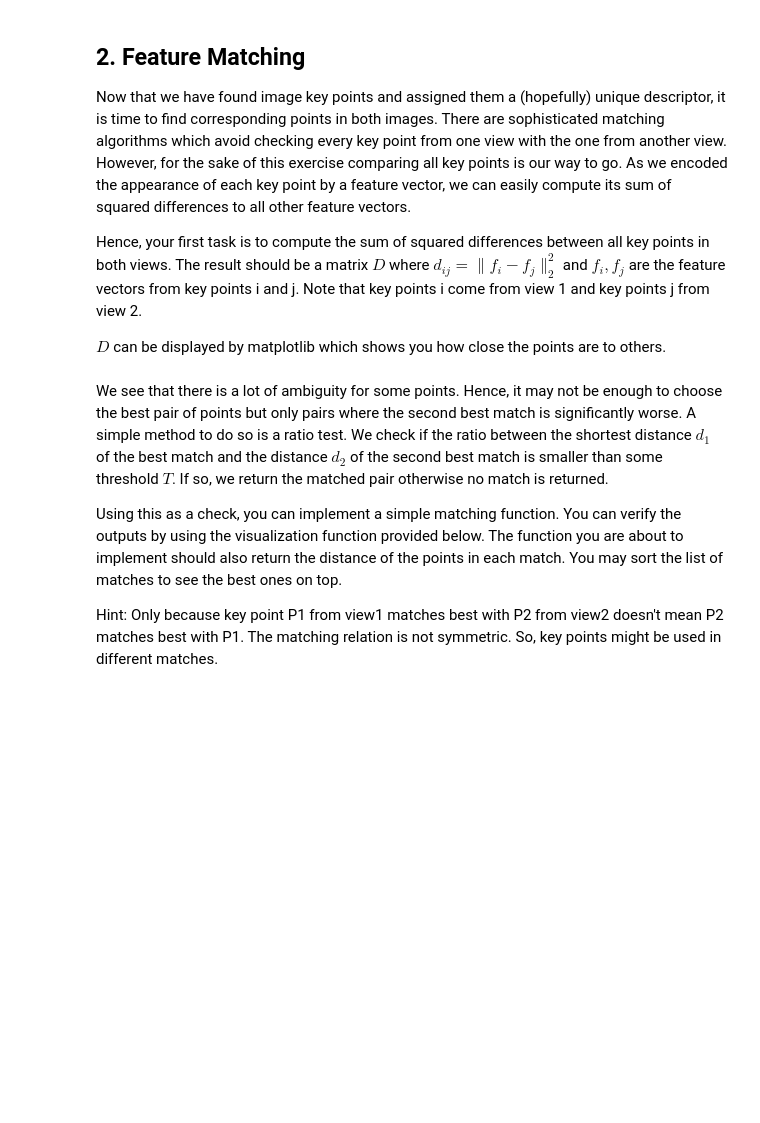
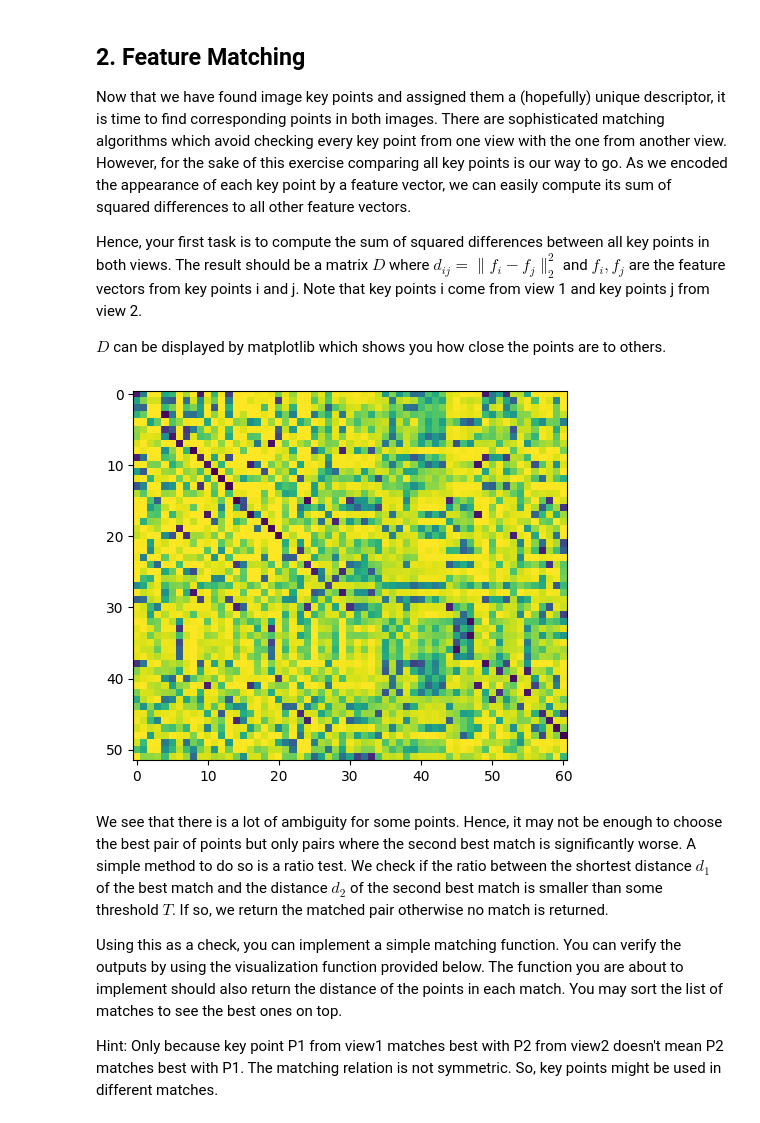
Before and after one commit to Chleb0/3dcv-students-sebsari, a Jupyter notebook: 4.0-tl-feature-matching.ipynb, the cells around one changed output. Drawn from its saved outputs; the diff is of its cells as text; code cells hidden in the pictures; blank space fills up the shorter version.

```diff
--- a/4.0-tl-feature-matching.ipynb
+++ b/4.0-tl-feature-matching.ipynb
@@ -353,6 +353,9 @@ def get_gradient_orientations(grad_patches_x: npt.ArrayLike, grad_patches_y: npt
     :param grad_patches_y: gradient patch in y direction [number of keypoints, patch_size, patch_size]
     :return array with the gradient orientations [number of keypoints, patch_size, patch_size]
     """
+
+    orientation = np.degrees(np.arctan2(grad_patches_y, grad_patches_x))
+    return orientation
     # TODO: implement it
 
 def get_gradient_magnitudes(grad_patches_x: npt.ArrayLike, grad_patches_y: npt.ArrayLike) -> np.ndarray:
@@ -362,6 +365,12 @@ def get_gradient_magnitudes(grad_patches_x: npt.ArrayLike, grad_patches_y: npt.A
     :param grad_patches_y: gradient patch in y direction [number of keypoints, patch_size, patch_size]
     :return array with the gradient magnitudes [number of keypoints, patch_size, patch_size]
     """
+
+    grad_patches_x = np.asarray(grad_patches_x, dtype=float)
+    grad_patches_y = np.asarray(grad_patches_y, dtype=float)
+
+    mag = np.sqrt(grad_patches_x * grad_patches_x + grad_patches_y * grad_patches_y)
+    return mag
     # TODO: implement it
 
 def add_magnitude_weighting(magnitudes: npt.ArrayLike, patch_size: int):
@@ -371,7 +380,9 @@ def add_magnitude_weighting(magnitudes: npt.ArrayLike, patch_size: int):
     :param patch_size: patch size
     :return array with weighted magnitudes [number of keypoints, patch_size, patch_size]
     """
-    # TODO: implement it
+
+    weights = get_gaussian_weights(std=patch_size / 2, size=patch_size)
+    return magnitudes * weights
 
 def create_features(keypoints: npt.ArrayLike, magnitudes: npt.ArrayLike, orientations: npt.ArrayLike, patch_size: int, cell_size: int, histogram_bins: int) -> np.ndarray:
     """Create feature vectors.
@@ -384,7 +395,20 @@ def create_features(keypoints: npt.ArrayLike, magnitudes: npt.ArrayLike, orienta
     :param histogram_bins: histogram_bins
     :return array with feature vectors [number of keypoints, feature vector size]
     """
-    # TODO: implement it
+    n_cells = patch_size // cell_size
+    res = []
+    for magn, orient in zip(magnitudes, orientations):
+        hist = np.zeros((n_cells, n_cells, histogram_bins))
+        for dy in range(patch_size):
+            for dx in range(patch_size):
+                angle = orient[dy, dx] % 360
+                b = int(angle * histogram_bins // 360) % histogram_bins
+                hist[dy // cell_size, dx // cell_size, b] += magn[dy, dx]
+        hist = hist.flatten()
+        hist = hist / np.linalg.norm(hist)
+        res.append(hist)
+    return np.array(res)
+
 
 def create_descriptors(img, keypoints, angles, patch_size=16, cell_size=4, histogram_bins=8):
     """
@@ -414,14 +438,16 @@ def create_descriptors(img, keypoints, angles, patch_size=16, cell_size=4, histo
     grad_patches_y = extract_patches(Iy, keypoints, angles, patch_size)
 
     # 4. compute gradient orientation and magnitude for each pixel in each patch (implement the functions above and call them)
-    orientations = # TODO: implement and call get_gradient_orientations
-    magnitudes = # TODO: implement and call get_gradient_magnitudes
+    orientations = get_gradient_orientations(grad_patches_x, grad_patches_y) # TODO: implement and call get_gradient_orientations
+    magnitudes = get_gradient_magnitudes(grad_patches_x, grad_patches_y) # TODO: implement and call get_gradient_magnitudes
 
     # 5. magnitude weighting (implement the function above and call it)
     # TODO: implement and call add_magnitude_weighting
+    weightet_mag = add_magnitude_weighting(magnitudes, patch_size)
 
     # 6. create features (implement the function above and call it)
     # TODO: implement and call create_features
+    return create_features(keypoints, weightet_mag, orientations, patch_size, cell_size, histogram_bins)
 
     # 7. return features
     # TODO: implement it
@@ -443,20 +467,25 @@ $D$ can be displayed by matplotlib which shows you how close the points are to o
 # %%
 features_view1 = features["view1"]
 features_view2 = features["view2"]
 
 def get_distances(features_view1: npt.ArrayLike, features_view2: npt.ArrayLike) -> np.ndarray:
     """Compute the distance matrix between the feature vectors.
 
     :param features_view1: feature vectors of view 1 [number of keypoints view 1, feature vector size]
     :param features_view2: feature vectors of view 2 [number of keypoints view 2, feature vector size]
     :return array with distance matrix [number of keypoints 1, number of keypoints view 2]
     """
     # TODO: implement it
+    diff = features_view1[:, None, :] - features_view2[None, :, :]
+    return np.sum(diff**2, axis=-1)
 
-D = # TODO: implement and call get_distances
+# TODO: implement and call get_distances
+D = get_distances(features_view1, features_view2)
 
 plt.imshow(D)
 plt.show()
+# %% [output]
+[figure, added]
 # %% [markdown]
 We see that there is a lot of ambiguity for some points. Hence, it may not be enough to choose the best pair of points but only pairs where the second best match is significantly worse. A simple method to do so is a ratio test. We check if the ratio between the shortest distance $d_1$ of the best match and the distance $d_2$ of the second best match is smaller than some threshold $T$. If so, we return the matched pair otherwise no match is returned.
 
```
Also changed, not shown: parts of 6 cells of this notebook.
